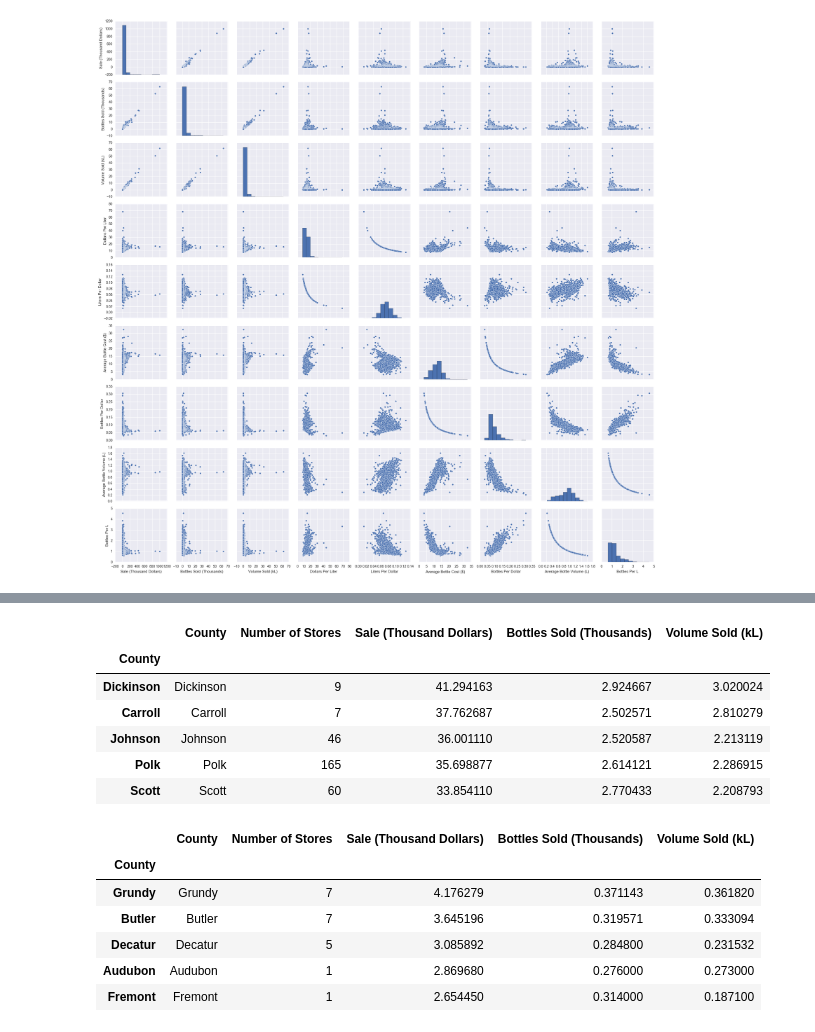
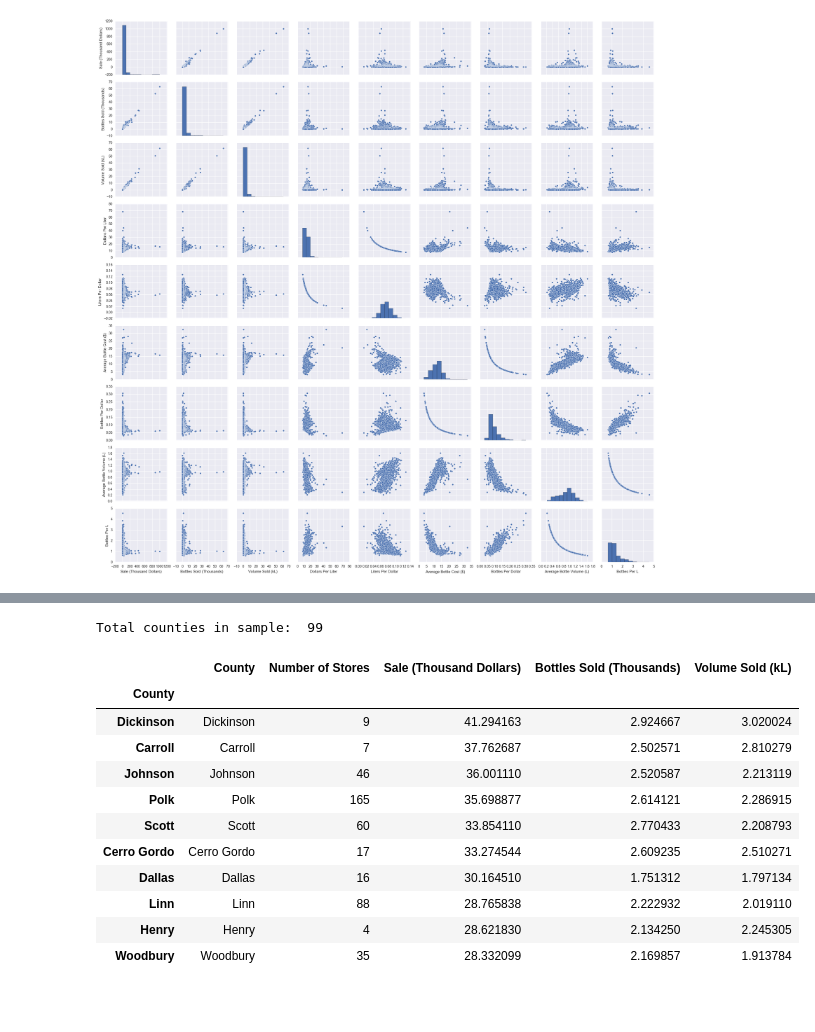
Before and after one commit to davidsanford/DSI_Project_3, a Jupyter notebook: Project_3.ipynb, the cells around one changed output, grey strips where cells are left out. Drawn from its saved outputs; the diff is of its cells as text; code cells hidden in the pictures; blank space fills up the shorter version.

```diff
--- a/Project_3.ipynb
+++ b/Project_3.ipynb
@@ -220,26 +200,23 @@ county_data_2015["Number of Stores"] = store_data_2015.groupby("County")["Store
 county_data_2015 = county_data_2015[["County","Number of Stores",
                                      "Sale (Thousand Dollars)","Bottles Sold (Thousands)",
                                      "Volume Sold (kL)"]].sort_values(ascending=False,by="Sale (Thousand Dollars)")
-# %%
-county_data_2015.head(5)
-# %% [output]
-|  | County | Number of Stores | Sale (Thousand Dollars) | Bottles Sold (Thousands) | Volume Sold (kL) |
-| County |  |  |  |  |  |
-| Dickinson | Dickinson | 9 | 41.294163 | 2.924667 | 3.020024 |
-| Carroll | Carroll | 7 | 37.762687 | 2.502571 | 2.810279 |
-| Johnson | Johnson | 46 | 36.001110 | 2.520587 | 2.213119 |
-| Polk | Polk | 165 | 35.698877 | 2.614121 | 2.286915 |
-| Scott | Scott | 60 | 33.854110 | 2.770433 | 2.208793 |
-# %%
-county_data_2015.tail(5)
-# %% [output]
-|  | County | Number of Stores | Sale (Thousand Dollars) | Bottles Sold (Thousands) | Volume Sold (kL) |
-| County |  |  |  |  |  |
-| Grundy | Grundy | 7 | 4.176279 | 0.371143 | 0.361820 |
-| Butler | Butler | 7 | 3.645196 | 0.319571 | 0.333094 |
-| Decatur | Decatur | 5 | 3.085892 | 0.284800 | 0.231532 |
-| Audubon | Audubon | 1 | 2.869680 | 0.276000 | 0.273000 |
-| Fremont | Fremont | 1 | 2.654450 | 0.314000 | 0.187100 |
+# %%
+print "Total counties in sample: ",county_data_2015.shape[0]
+county_data_2015.head(10)
+# %% [output]
+Total counties in sample:  99
+|  | County | Number of Stores | Sale (Thousand Dollars) | Bottles Sold (Thousands) | Volume Sold (kL) |
+| County |  |  |  |  |  |
+| Dickinson | Dickinson | 9 | 41.294163 | 2.924667 | 3.020024 |
+| Carroll | Carroll | 7 | 37.762687 | 2.502571 | 2.810279 |
+| Johnson | Johnson | 46 | 36.001110 | 2.520587 | 2.213119 |
+| Polk | Polk | 165 | 35.698877 | 2.614121 | 2.286915 |
+| Scott | Scott | 60 | 33.854110 | 2.770433 | 2.208793 |
+| Cerro Gordo | Cerro Gordo | 17 | 33.274544 | 2.609235 | 2.510271 |
+| Dallas | Dallas | 16 | 30.164510 | 1.751312 | 1.797134 |
+| Linn | Linn | 88 | 28.765838 | 2.222932 | 2.019110 |
+| Henry | Henry | 4 | 28.621830 | 2.134250 | 2.245305 |
+| Woodbury | Woodbury | 35 | 28.332099 | 2.169857 | 1.913784 |
 # %%
 city_data_2015 = store_data_2015.groupby("City")[["Sale (Thousand Dollars)","Bottles Sold (Thousands)",
                                                   "Volume Sold (kL)"]].mean()
```
Also changed, not shown: parts of 43 cells of this notebook.
